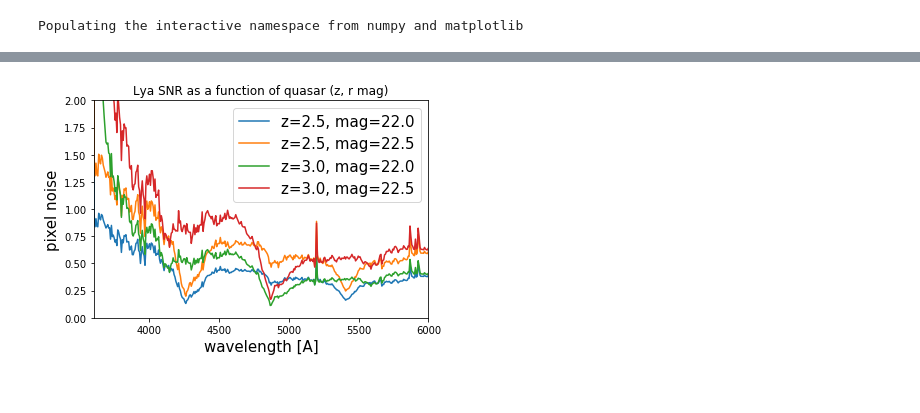
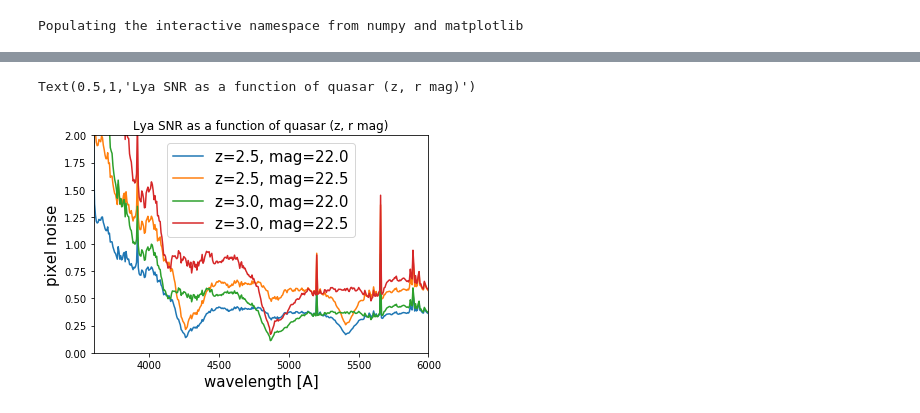
Before and after one commit to igmhub/lyaforecast, a Jupyter notebook: examples/plot_noise.ipynb, the cells around one changed output, grey strips where cells are left out. Cells and saved outputs as stored; diff of their text form; code cells hidden in the pictures.

Commit message:
updated plotting scripts for the new file structure

```diff
--- a/examples/plot_noise.ipynb
+++ b/examples/plot_noise.ipynb
@@ -22,0 +18,7 @@ lmin,lmax = spec.range_lobs_A()
+# %%
+#create spectrograph object
+snr_file_base='../data/sn-spec-lya-20180907-r'
+snr_file_end='-t4000-nexp4.dat'
+snr_files=[snr_file_base+'19.25'+snr_file_end,snr_file_base+'19.75'+snr_file_end,snr_file_base+'20.25'+snr_file_end,snr_file_base+'20.75'+snr_file_end,snr_file_base+'21.25'+snr_file_end,snr_file_base+'21.75'+snr_file_end,snr_file_base+'22.25'+snr_file_end,snr_file_base+'22.75'+snr_file_end,snr_file_base+'23.25'+snr_file_end]
+spec = sp.Spectrograph(filenames=snr_files)
+lmin,lmax = spec.range_lobs_A()
@@ -23,21 +40,16 @@ lmin,lmax = spec.range_lobs_A()
 # %%
 # make plot of SNR for a couple of quasar (z,mag)
 l = np.linspace(lmin,lmax,1000)
 plot_quasar(spec,z=2.5,mag=22.0,lobs=l)
 plot_quasar(spec,z=2.5,mag=22.5,lobs=l)
 plot_quasar(spec,z=3.0,mag=22.0,lobs=l)
 plot_quasar(spec,z=3.0,mag=22.5,lobs=l)
 plt.legend(fontsize=15)
 plt.ylim(0,2.0)
 plt.xlim(3600,6000)
 plt.xlabel('wavelength [A]',fontsize=15)
 plt.ylabel('pixel noise',fontsize=15)
-if band is 'r':
-    plt.title('Lya SNR as a function of quasar (z, r mag)')
-elif band is 'g':
-    plt.title('Lya SNR as a function of quasar (z, g mag)')
-else:
-    print('bad band in plot_noise',band)
-    raise SystemExit
+plt.title('Lya SNR as a function of quasar (z, r mag)')
 # %% [output]
+Text(0.5,1,'Lya SNR as a function of quasar (z, r mag)')
-[figure, old version]
+[figure, new version]
```
Also changed, not shown: parts of 2 cells of this notebook, 40 other files.
